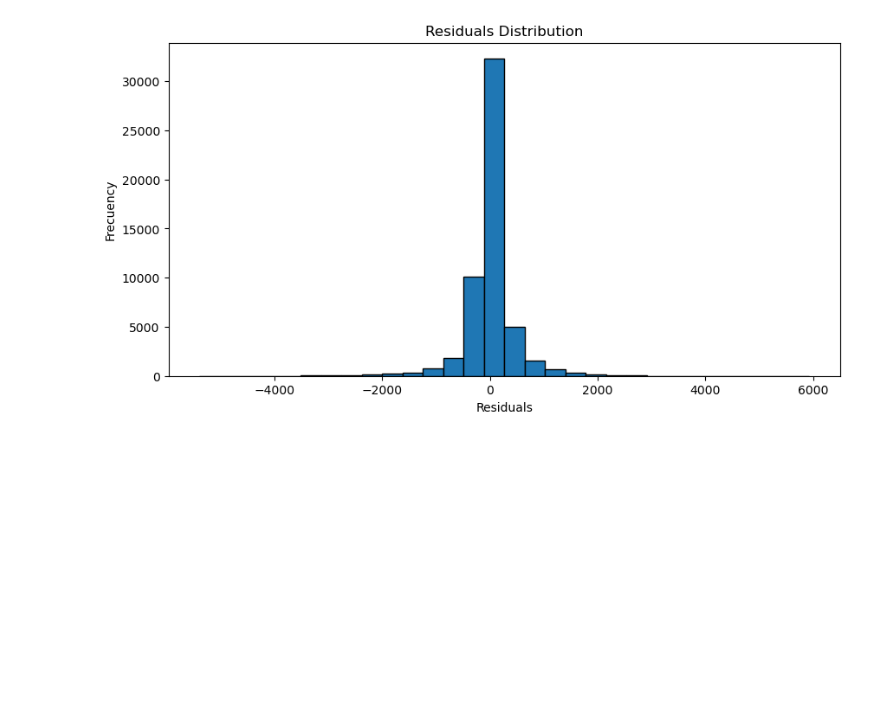
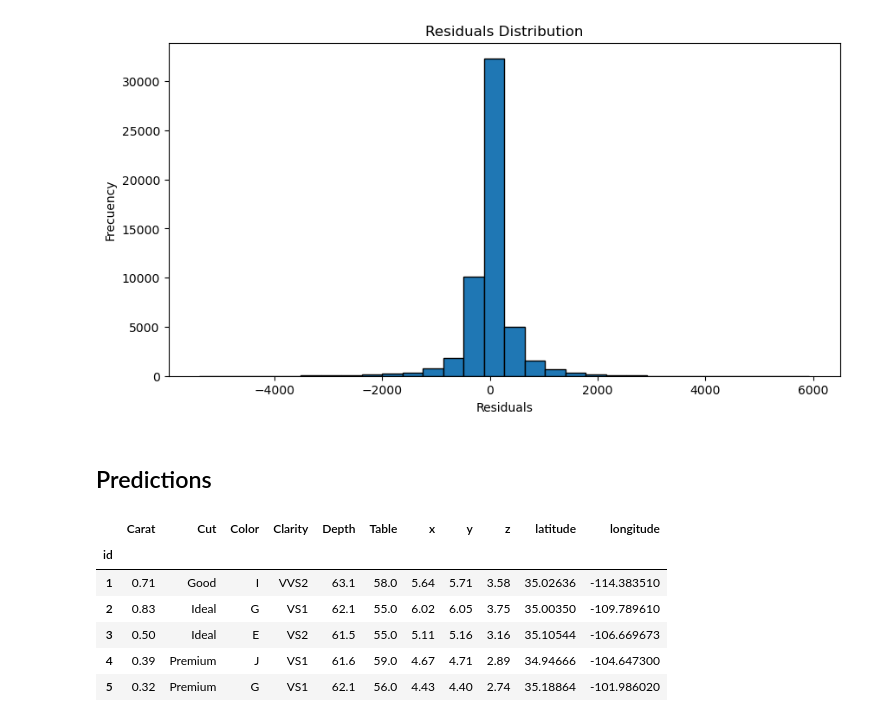
Before and after one commit to IkramSR/Test-Data-Scientist-Ikram, a Jupyter notebook: Test_DS_Ikram_Saucedo.ipynb, the cells around one changed output. Cells and saved outputs as stored; diff of their text form; code cells hidden in the pictures; blank space fills up the shorter version.

```diff
--- a/Test_DS_Ikram_Saucedo.ipynb
+++ b/Test_DS_Ikram_Saucedo.ipynb
@@ -388,3 +390,18 @@ plt.title("Residuals Distribution")
 plt.show()
 # %% [output]
 [figure]
+# %% [markdown]
+## Predictions
+# %%
+diam_stolen = pd.read_csv('diams.csv')
+diam_stolen.rename(columns={'Unnamed: 0': 'id'}, inplace=True)
+diam_stolen.set_index('id', inplace=True)
+diam_stolen.head()
+# %% [output]
+|  | Carat | Cut | Color | Clarity | Depth | Table | x | y | z | latitude | longitude |
+| id |  |  |  |  |  |  |  |  |  |  |  |
+| 1 | 0.71 | Good | I | VVS2 | 63.1 | 58.0 | 5.64 | 5.71 | 3.58 | 35.02636 | -114.383510 |
+| 2 | 0.83 | Ideal | G | VS1 | 62.1 | 55.0 | 6.02 | 6.05 | 3.75 | 35.00350 | -109.789610 |
+| 3 | 0.50 | Ideal | E | VS2 | 61.5 | 55.0 | 5.11 | 5.16 | 3.16 | 35.10544 | -106.669673 |
+| 4 | 0.39 | Premium | J | VS1 | 61.6 | 59.0 | 4.67 | 4.71 | 2.89 | 34.94666 | -104.647300 |
+| 5 | 0.32 | Premium | G | VS1 | 62.1 | 56.0 | 4.43 | 4.40 | 2.74 | 35.18864 | -101.986020 |
```
Also changed, not shown: parts of 6 cells of this notebook, 1 other file.
